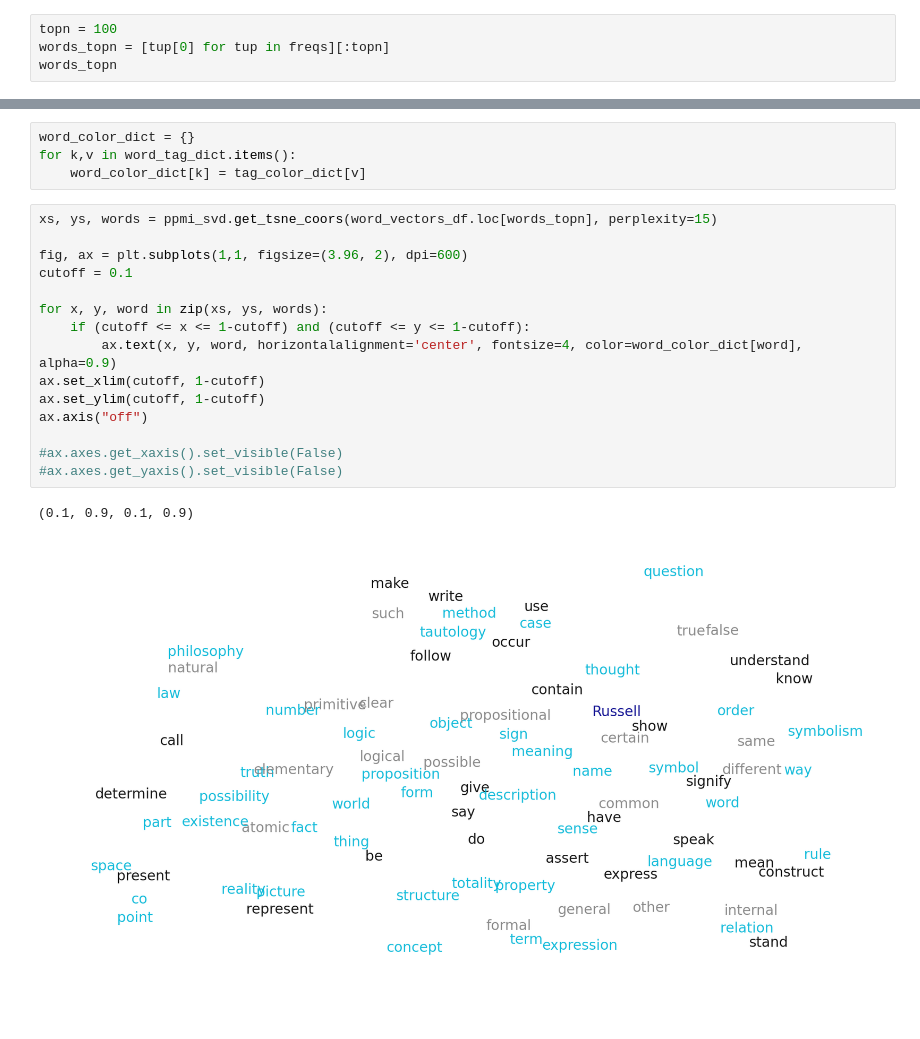
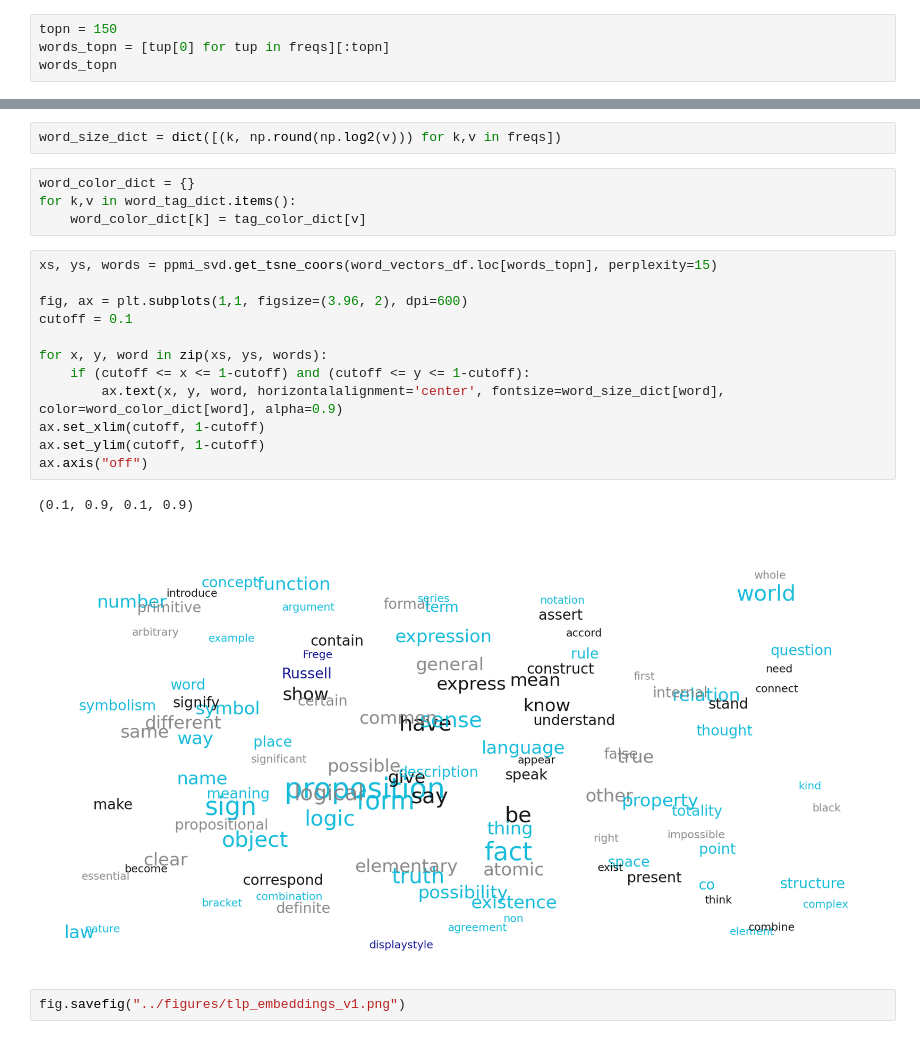
Before and after one commit to kasev/kfi_viz, a Jupyter notebook: scripts/exploring-data.ipynb, the cells around one changed output, grey strips where cells are left out. Saved outputs shown, nothing was run; the diff lists cells and outputs as text; blank space fills up the shorter version.

Commit message:
version with different word sizes

```diff
--- a/scripts/exploring-data.ipynb
+++ b/scripts/exploring-data.ipynb
@@ -54,7 +54,7 @@ xs.max()
 # %% [output]
 1.0
 # %%
-topn = 100
+topn = 150
 words_topn = [tup[0] for tup in freqs][:topn]
 words_topn
 # %% [output]
@@ -83,6 +83,8 @@ tag_color_dict = {
     "ADJ" : "gray",
     "PROPN" : "darkblue"
 }
+# %%
+word_size_dict = dict([(k, np.round(np.log2(v))) for k,v in freqs])
 # %%
 word_color_dict = {}
 for k,v in word_tag_dict.items():
@@ -90,18 +92,17 @@ for k,v in word_tag_dict.items():
 # %%
 xs, ys, words = ppmi_svd.get_tsne_coors(word_vectors_df.loc[words_topn], perplexity=15)
 
 fig, ax = plt.subplots(1,1, figsize=(3.96, 2), dpi=600)
 cutoff = 0.1
 
 for x, y, word in zip(xs, ys, words):
     if (cutoff <= x <= 1-cutoff) and (cutoff <= y <= 1-cutoff):
-        ax.text(x, y, word, horizontalalignment='center', fontsize=4, color=word_color_dict[word], alpha=0.9)
+        ax.text(x, y, word, horizontalalignment='center', fontsize=word_size_dict[word], color=word_color_dict[word], alpha=0.9)
 ax.set_xlim(cutoff, 1-cutoff)
 ax.set_ylim(cutoff, 1-cutoff)
 ax.axis("off")
-
-#ax.axes.get_xaxis().set_visible(False)
-#ax.axes.get_yaxis().set_visible(False)
 # %% [output]
 (0.1, 0.9, 0.1, 0.9)
-[figure, old version]
+[figure, new version]
+# %%
+fig.savefig("../figures/tlp_embeddings_v1.png")
```
Also changed, not shown: parts of 1 cell of this notebook, 2 other files.
